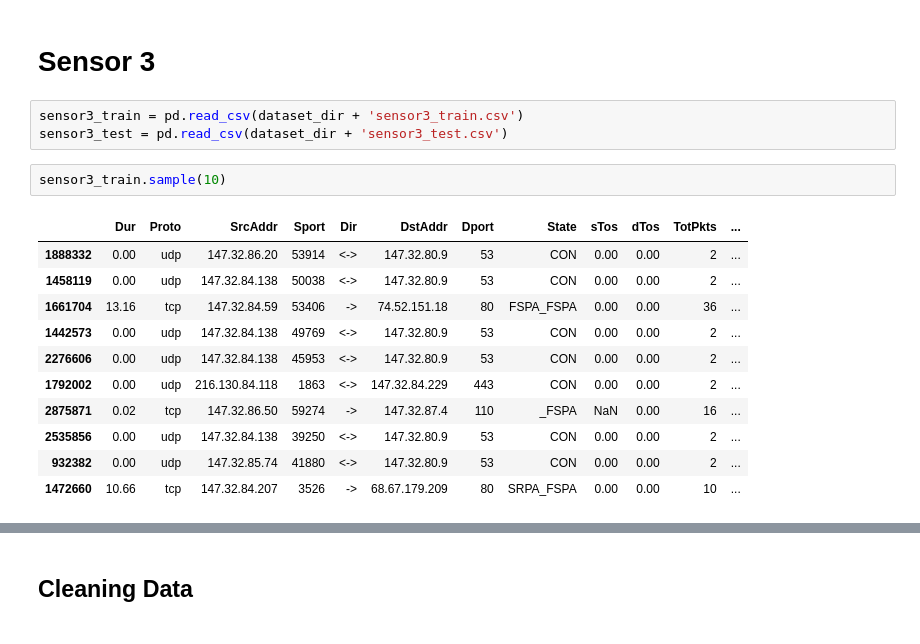
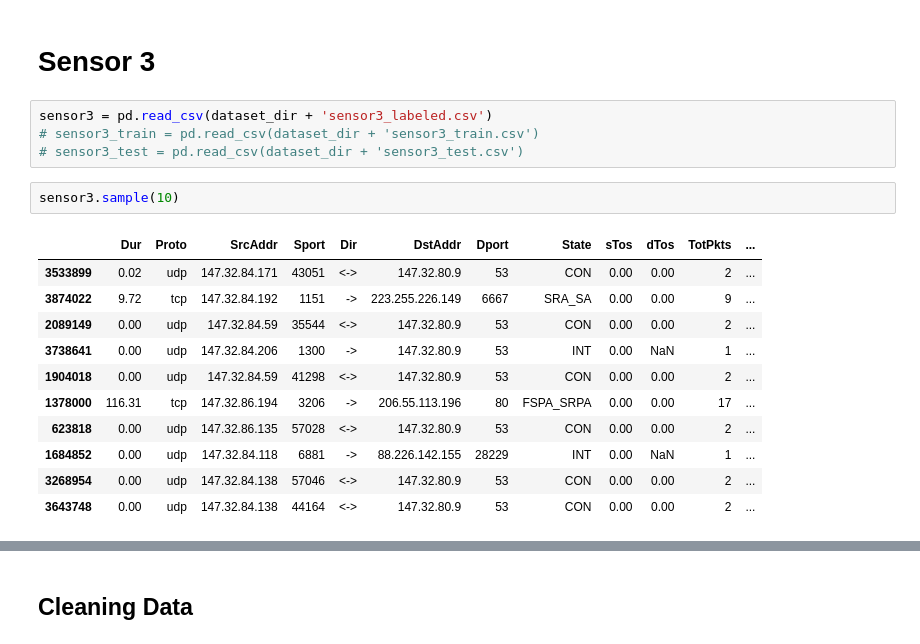
Before and after one commit to azhar416/paper-kbj, a Jupyter notebook: Revise_Experiment/Revisi 4/2.Cleaning.ipynb, the cells around one changed output, grey strips where cells are left out. Cells and saved outputs as stored; diff of their text form.

```diff
--- a/Revise_Experiment/Revisi 4/3.Cleaning.ipynb
+++ b/Revise_Experiment/Revisi 4/2.Cleaning.ipynb
@@ -21,20 +21,21 @@ dataset_dir = '../../Dataset/Revisi 4/'
 # %% [markdown]
 # Sensor 3
 # %%
-sensor3_train = pd.read_csv(dataset_dir + 'sensor3_train.csv')
-sensor3_test = pd.read_csv(dataset_dir + 'sensor3_test.csv')
+sensor3 = pd.read_csv(dataset_dir + 'sensor3_labeled.csv')
+# sensor3_train = pd.read_csv(dataset_dir + 'sensor3_train.csv')
+# sensor3_test = pd.read_csv(dataset_dir + 'sensor3_test.csv')
 # %%
-sensor3_train.sample(10)
+sensor3.sample(10)
 # %% [output]
 |  | Dur | Proto | SrcAddr | Sport | Dir | DstAddr | Dport | State | sTos | dTos | TotPkts | ... |
-| 1888332 | 0.00 | udp | 147.32.86.20 | 53914 | <-> | 147.32.80.9 | 53 | CON | 0.00 | 0.00 | 2 | ... |
-| 1458119 | 0.00 | udp | 147.32.84.138 | 50038 | <-> | 147.32.80.9 | 53 | CON | 0.00 | 0.00 | 2 | ... |
-| 1661704 | 13.16 | tcp | 147.32.84.59 | 53406 | -> | 74.52.151.18 | 80 | FSPA_FSPA | 0.00 | 0.00 | 36 | ... |
-| 1442573 | 0.00 | udp | 147.32.84.138 | 49769 | <-> | 147.32.80.9 | 53 | CON | 0.00 | 0.00 | 2 | ... |
-| 2276606 | 0.00 | udp | 147.32.84.138 | 45953 | <-> | 147.32.80.9 | 53 | CON | 0.00 | 0.00 | 2 | ... |
-| 1792002 | 0.00 | udp | 216.130.84.118 | 1863 | <-> | 147.32.84.229 | 443 | CON | 0.00 | 0.00 | 2 | ... |
-| 2875871 | 0.02 | tcp | 147.32.86.50 | 59274 | -> | 147.32.87.4 | 110 | _FSPA | NaN | 0.00 | 16 | ... |
-| 2535856 | 0.00 | udp | 147.32.84.138 | 39250 | <-> | 147.32.80.9 | 53 | CON | 0.00 | 0.00 | 2 | ... |
-| 932382 | 0.00 | udp | 147.32.85.74 | 41880 | <-> | 147.32.80.9 | 53 | CON | 0.00 | 0.00 | 2 | ... |
-| 1472660 | 10.66 | tcp | 147.32.84.207 | 3526 | -> | 68.67.179.209 | 80 | SRPA_FSPA | 0.00 | 0.00 | 10 | ... |
+| 3533899 | 0.02 | udp | 147.32.84.171 | 43051 | <-> | 147.32.80.9 | 53 | CON | 0.00 | 0.00 | 2 | ... |
+| 3874022 | 9.72 | tcp | 147.32.84.192 | 1151 | -> | 223.255.226.149 | 6667 | SRA_SA | 0.00 | 0.00 | 9 | ... |
+| 2089149 | 0.00 | udp | 147.32.84.59 | 35544 | <-> | 147.32.80.9 | 53 | CON | 0.00 | 0.00 | 2 | ... |
+| 3738641 | 0.00 | udp | 147.32.84.206 | 1300 | -> | 147.32.80.9 | 53 | INT | 0.00 | NaN | 1 | ... |
+| 1904018 | 0.00 | udp | 147.32.84.59 | 41298 | <-> | 147.32.80.9 | 53 | CON | 0.00 | 0.00 | 2 | ... |
+| 1378000 | 116.31 | tcp | 147.32.86.194 | 3206 | -> | 206.55.113.196 | 80 | FSPA_SRPA | 0.00 | 0.00 | 17 | ... |
+| 623818 | 0.00 | udp | 147.32.86.135 | 57028 | <-> | 147.32.80.9 | 53 | CON | 0.00 | 0.00 | 2 | ... |
+| 1684852 | 0.00 | udp | 147.32.84.118 | 6881 | -> | 88.226.142.155 | 28229 | INT | 0.00 | NaN | 1 | ... |
+| 3268954 | 0.00 | udp | 147.32.84.138 | 57046 | <-> | 147.32.80.9 | 53 | CON | 0.00 | 0.00 | 2 | ... |
+| 3643748 | 0.00 | udp | 147.32.84.138 | 44164 | <-> | 147.32.80.9 | 53 | CON | 0.00 | 0.00 | 2 | ... |
 # %%
```
Also changed, not shown: parts of 28 cells of this notebook, 11 other files.
